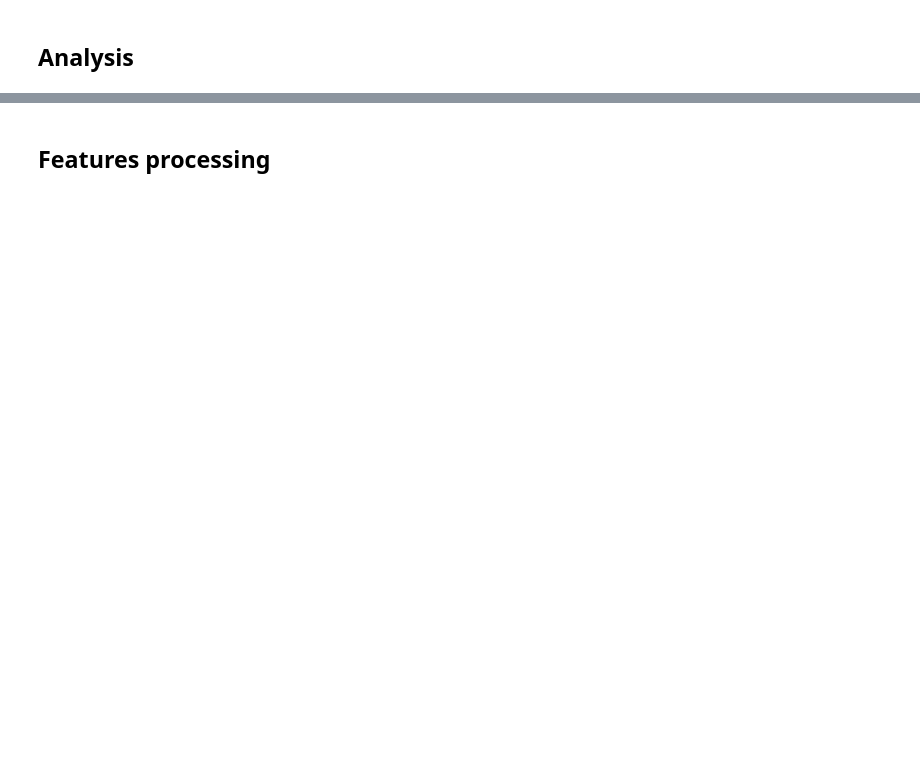
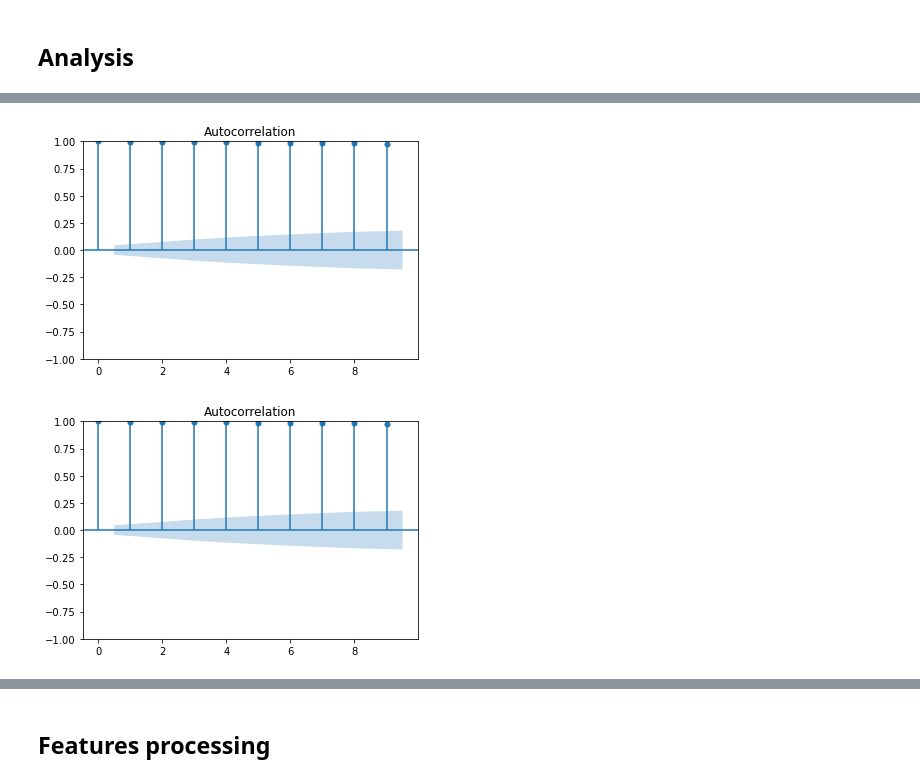
Before and after one commit to ben-edde/LIMA, a Jupyter notebook: model/bench.ipynb, the cells around one changed output, grey strips where cells are left out. Saved outputs shown, nothing was run; the diff lists cells and outputs as text; code cells hidden in the pictures; blank space fills up the shorter version.

```diff
--- a/model/bench.ipynb
+++ b/model/bench.ipynb
@@ -374,7 +412,10 @@ var_result.selected_orders
 # %%
 import statsmodels.tsa
 from statsmodels.graphics.tsaplots import plot_acf
-plot_acf(df_Xy.CLC1,lags=9, alpha=0.05)
+plot_acf(df_Xy.CLC3,lags=9, alpha=0.05)
+# %% [output]
+[figure, added]
+[figure, added]
 # %%
 from statsmodels.tsa.stattools import grangercausalitytests
 all_results=[]
```
Also changed, not shown: parts of 38 cells of this notebook.
